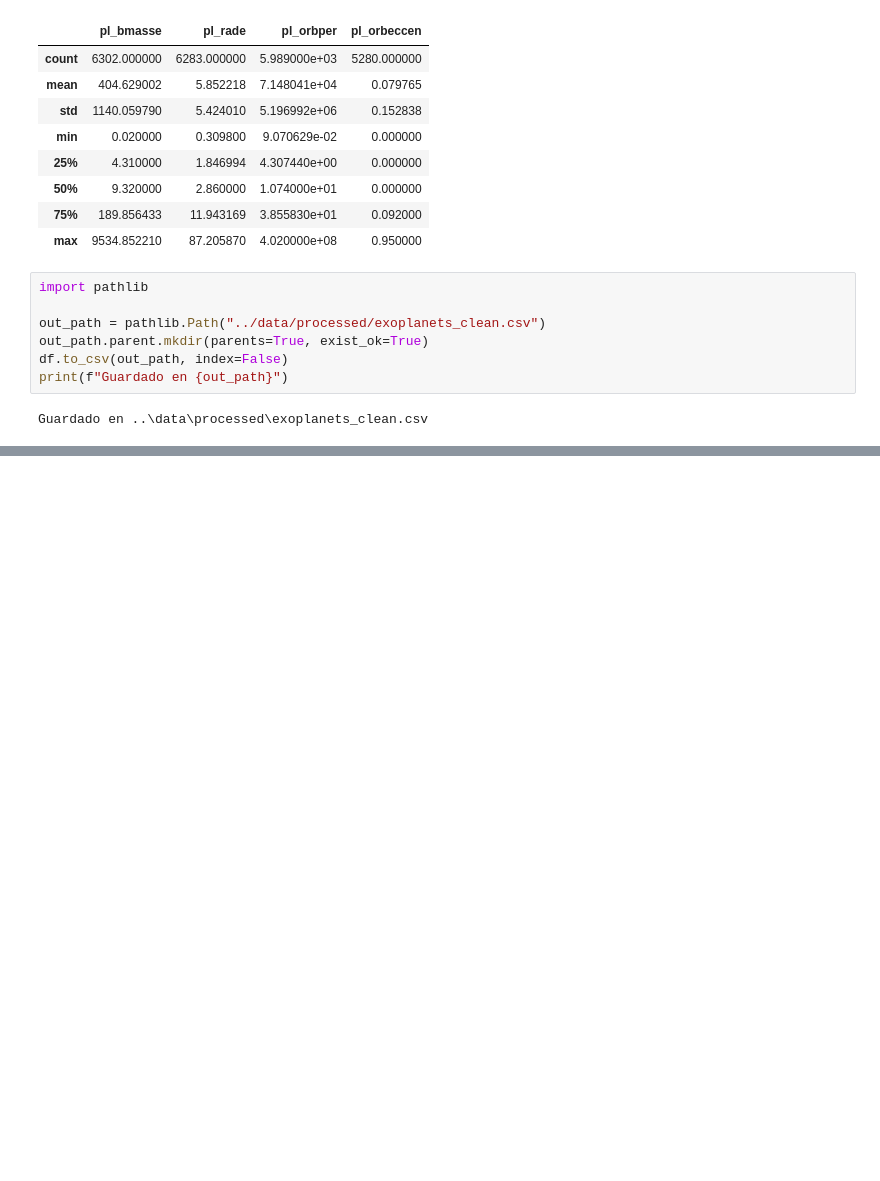
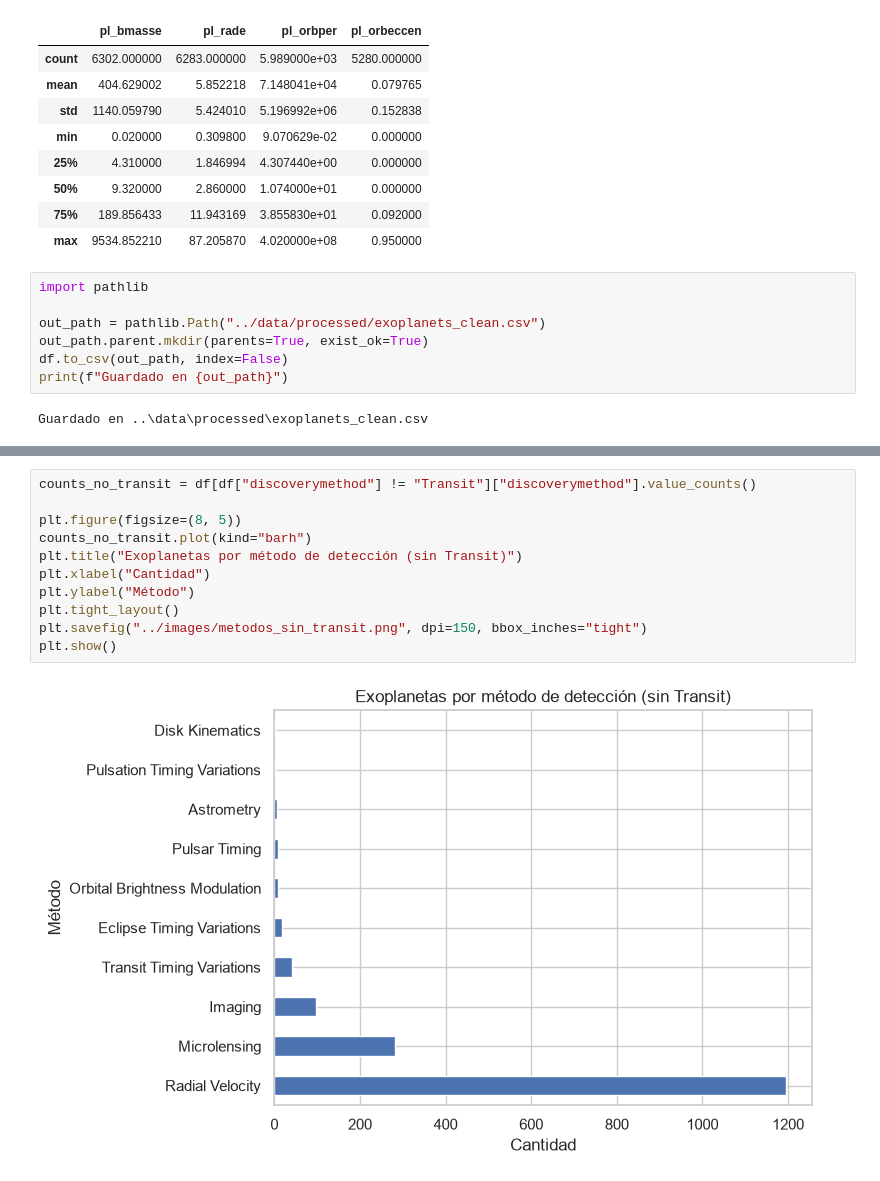
Before and after one commit to AngelFelixV/Exoplanetas, a Jupyter notebook: notebooks/eda_01.ipynb, the cells around one changed output, grey strips where cells are left out. Cells and saved outputs as stored; diff of their text form; blank space fills up the shorter version.

```diff
--- a/notebooks/eda_01.ipynb
+++ b/notebooks/eda_01.ipynb
@@ -80,0 +121,13 @@ Guardado en ..\data\processed\exoplanets_clean.csv
+# %%
+counts_no_transit = df[df["discoverymethod"] != "Transit"]["discoverymethod"].value_counts()
+
+plt.figure(figsize=(8, 5))
+counts_no_transit.plot(kind="barh")
+plt.title("Exoplanetas por método de detección (sin Transit)")
+plt.xlabel("Cantidad")
+plt.ylabel("Método")
+plt.tight_layout()
+plt.savefig("../images/metodos_sin_transit.png", dpi=150, bbox_inches="tight")
+plt.show()
+# %% [output]
+[figure, added]
```
Also changed, not shown: parts of 22 cells of this notebook, 7 other files.
